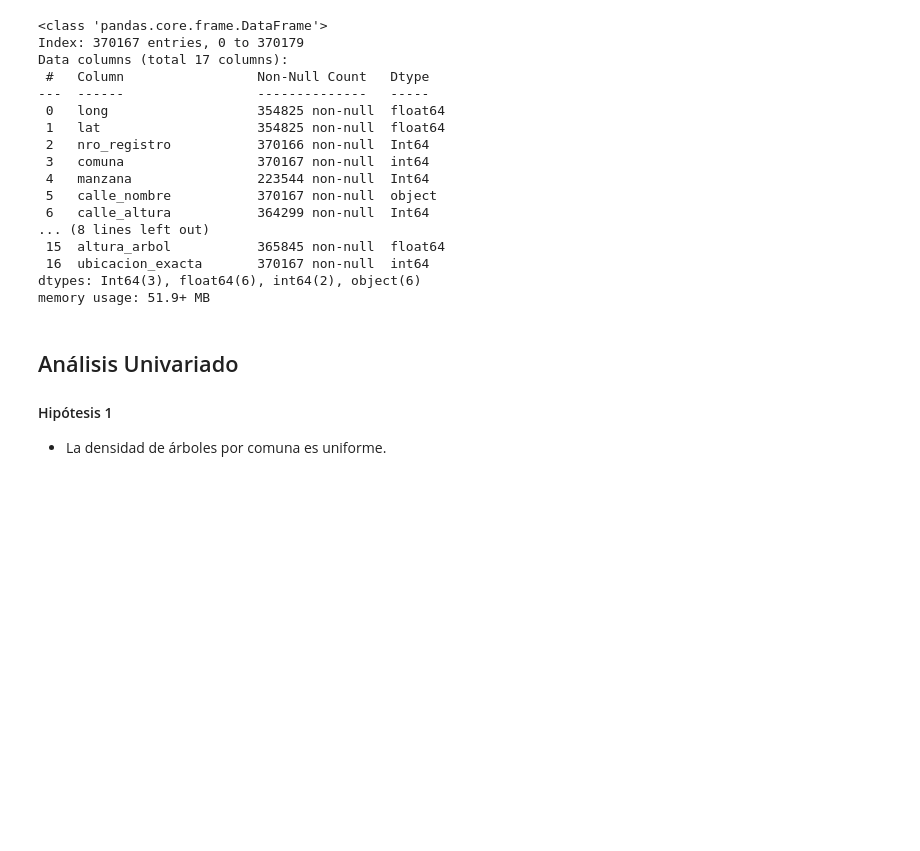
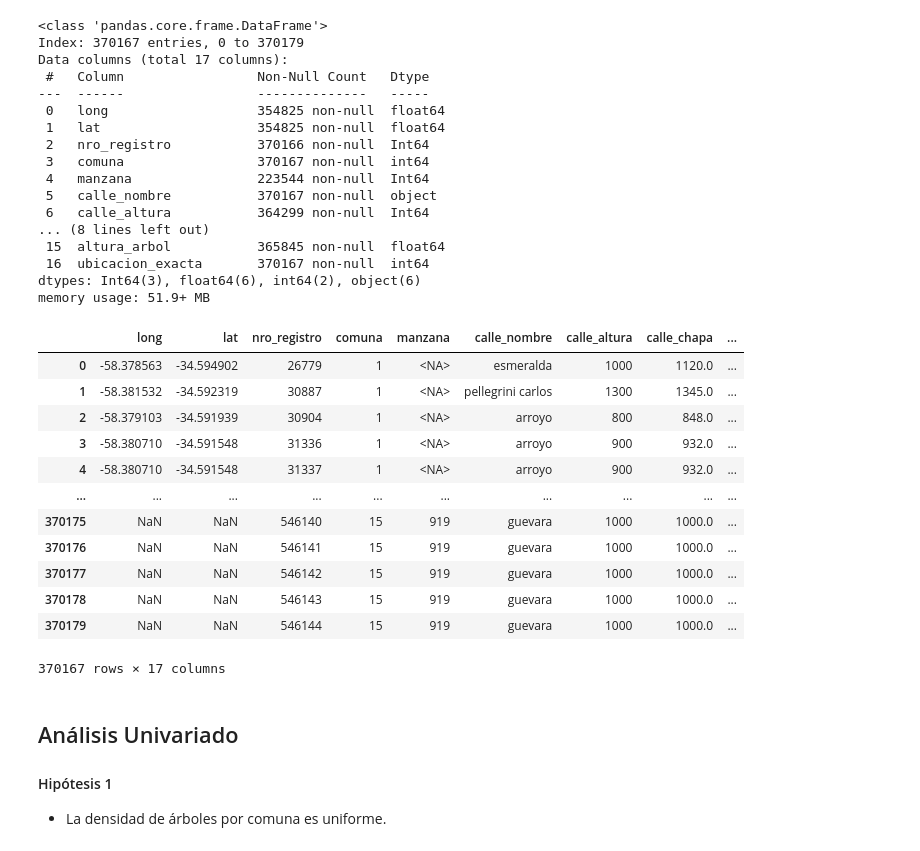
Before and after one commit to valentinabulat/TPFundamentos, a Jupyter notebook: Grupo10-TpeFundamentos.ipynb, the cells around one changed output. Drawn from its saved outputs; the diff is of its cells as text; code cells hidden in the pictures; blank space fills up the shorter version.

```diff
--- a/Grupo10-TpeFundamentos.ipynb
+++ b/Grupo10-TpeFundamentos.ipynb
@@ -306,6 +309,22 @@ Data columns (total 17 columns):
  16  ubicacion_exacta       370167 non-null  int64
 dtypes: Int64(3), float64(6), int64(2), object(6)
 memory usage: 51.9+ MB
+# %%
+copiaDataset
+# %% [output]
+|  | long | lat | nro_registro | comuna | manzana | calle_nombre | calle_altura | calle_chapa | ... |
+| 0 | -58.378563 | -34.594902 | 26779 | 1 | <NA> | esmeralda | 1000 | 1120.0 | ... |
+| 1 | -58.381532 | -34.592319 | 30887 | 1 | <NA> | pellegrini carlos | 1300 | 1345.0 | ... |
+| 2 | -58.379103 | -34.591939 | 30904 | 1 | <NA> | arroyo | 800 | 848.0 | ... |
+| 3 | -58.380710 | -34.591548 | 31336 | 1 | <NA> | arroyo | 900 | 932.0 | ... |
+| 4 | -58.380710 | -34.591548 | 31337 | 1 | <NA> | arroyo | 900 | 932.0 | ... |
+| ... | ... | ... | ... | ... | ... | ... | ... | ... | ... |
+| 370175 | NaN | NaN | 546140 | 15 | 919 | guevara | 1000 | 1000.0 | ... |
+| 370176 | NaN | NaN | 546141 | 15 | 919 | guevara | 1000 | 1000.0 | ... |
+| 370177 | NaN | NaN | 546142 | 15 | 919 | guevara | 1000 | 1000.0 | ... |
+| 370178 | NaN | NaN | 546143 | 15 | 919 | guevara | 1000 | 1000.0 | ... |
+| 370179 | NaN | NaN | 546144 | 15 | 919 | guevara | 1000 | 1000.0 | ... |
+370167 rows × 17 columns
 # %% [markdown]
 ## Análisis Univariado
 
```
Also changed, not shown: parts of 10 cells of this notebook.
